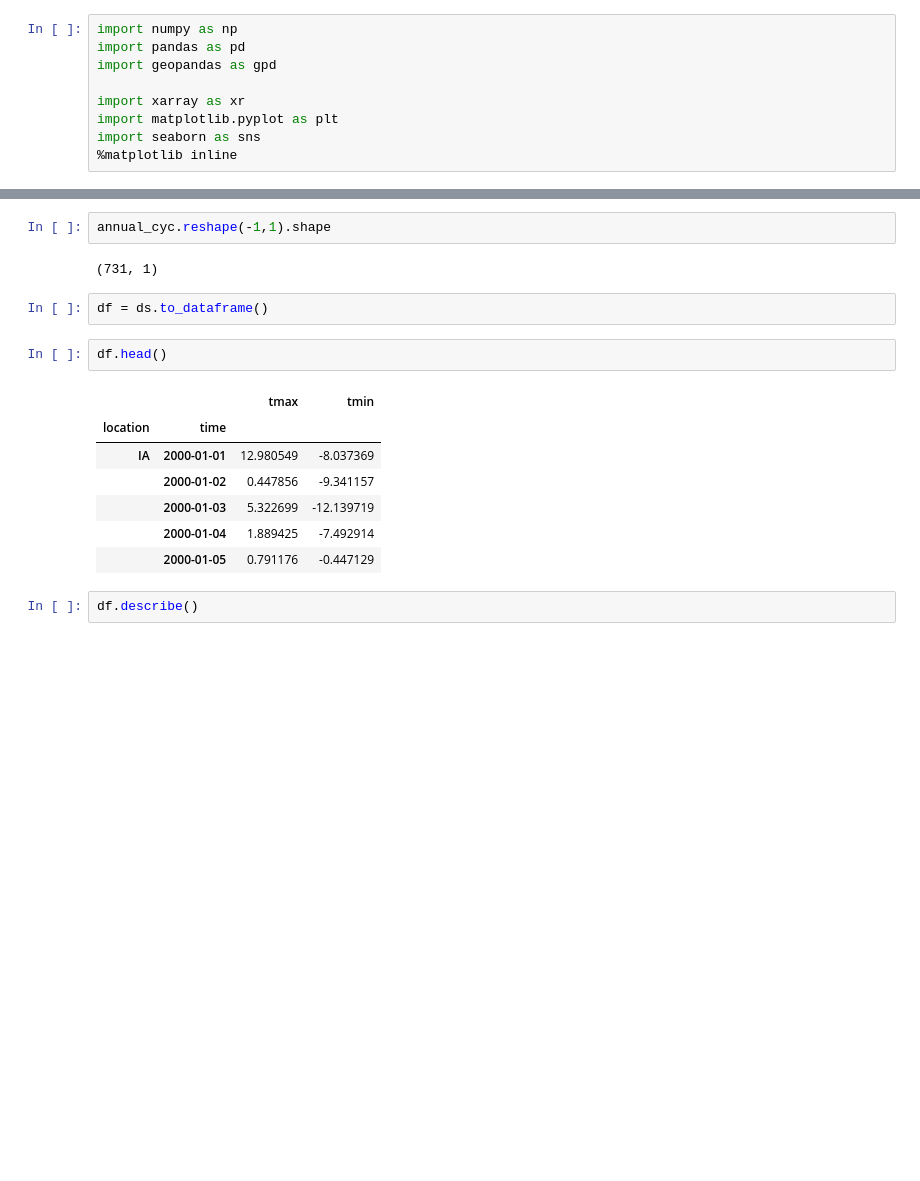
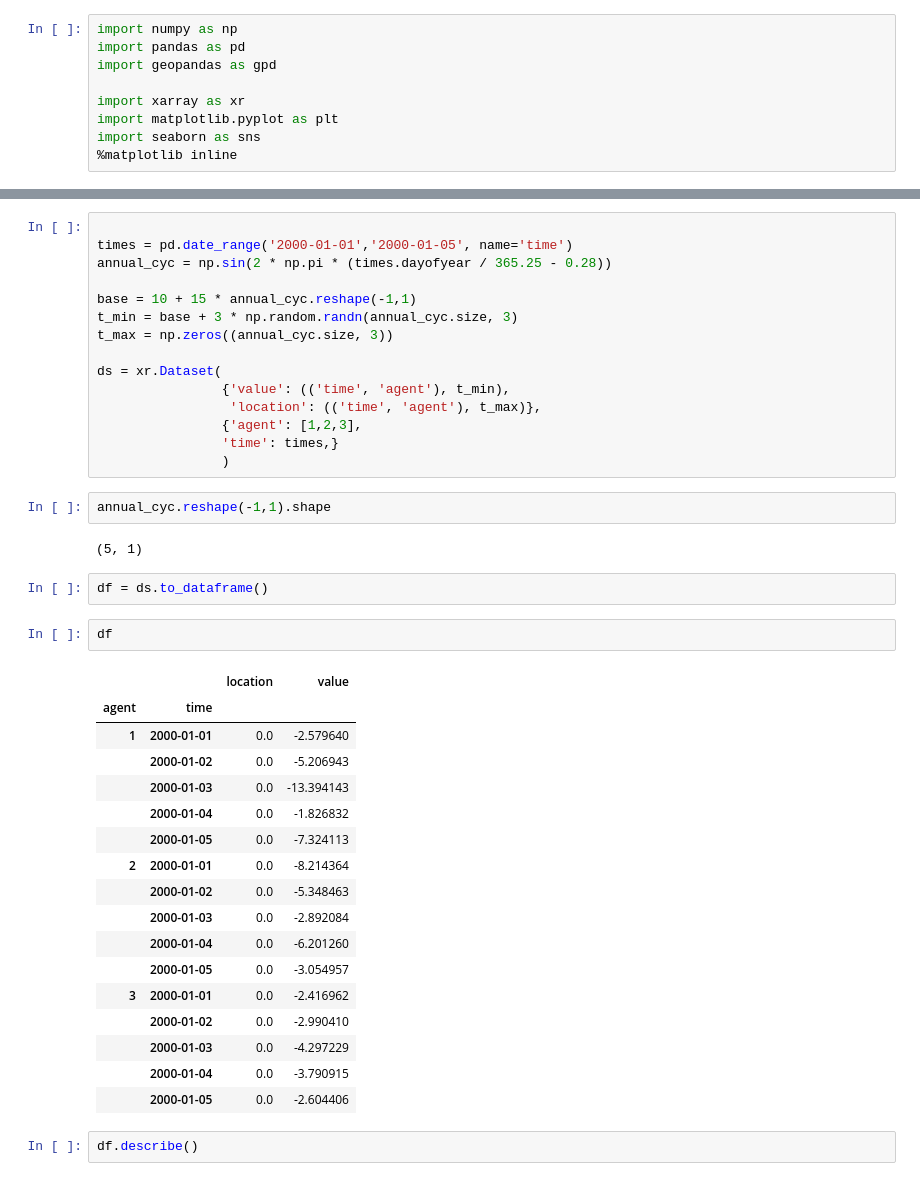
Before and after one commit to CNERG/cycsat, a Jupyter notebook: xarray.ipynb, the cells around one changed output, grey strips where cells are left out. Drawn from its saved outputs; the diff is of its cells as text; blank space fills up the shorter version.

```diff
--- a/xarray.ipynb
+++ b/xarray.ipynb
@@ -25,20 +26,45 @@ ds = xr.Dataset(
                 )
+# %%
+
+times = pd.date_range('2000-01-01','2000-01-05', name='time')
+annual_cyc = np.sin(2 * np.pi * (times.dayofyear / 365.25 - 0.28))
+
+base = 10 + 15 * annual_cyc.reshape(-1,1)
+t_min = base + 3 * np.random.randn(annual_cyc.size, 3)
+t_max = np.zeros((annual_cyc.size, 3))
+
+ds = xr.Dataset(
+                {'value': (('time', 'agent'), t_min),
+                 'location': (('time', 'agent'), t_max)},
+                {'agent': [1,2,3],
+                'time': times,}
+                )
 # %%
 annual_cyc.reshape(-1,1).shape
 # %% [output]
-(731, 1)
+(5, 1)
 # %%
 df = ds.to_dataframe()
 # %%
-df.head()
+df
 # %% [output]
-|  |  | tmax | tmin |
-| location | time |  |  |
-| IA | 2000-01-01 | 12.980549 | -8.037369 |
-|  | 2000-01-02 | 0.447856 | -9.341157 |
-|  | 2000-01-03 | 5.322699 | -12.139719 |
-|  | 2000-01-04 | 1.889425 | -7.492914 |
-|  | 2000-01-05 | 0.791176 | -0.447129 |
+|  |  | location | value |
+| agent | time |  |  |
+| 1 | 2000-01-01 | 0.0 | -2.579640 |
+|  | 2000-01-02 | 0.0 | -5.206943 |
+|  | 2000-01-03 | 0.0 | -13.394143 |
+|  | 2000-01-04 | 0.0 | -1.826832 |
+|  | 2000-01-05 | 0.0 | -7.324113 |
+| 2 | 2000-01-01 | 0.0 | -8.214364 |
+|  | 2000-01-02 | 0.0 | -5.348463 |
+|  | 2000-01-03 | 0.0 | -2.892084 |
+|  | 2000-01-04 | 0.0 | -6.201260 |
+|  | 2000-01-05 | 0.0 | -3.054957 |
+| 3 | 2000-01-01 | 0.0 | -2.416962 |
+|  | 2000-01-02 | 0.0 | -2.990410 |
+|  | 2000-01-03 | 0.0 | -4.297229 |
+|  | 2000-01-04 | 0.0 | -3.790915 |
+|  | 2000-01-05 | 0.0 | -2.604406 |
 # %%
 df.describe()
 # %% [output]
```
Also changed, not shown: parts of 1 cell of this notebook, 2 other files.
